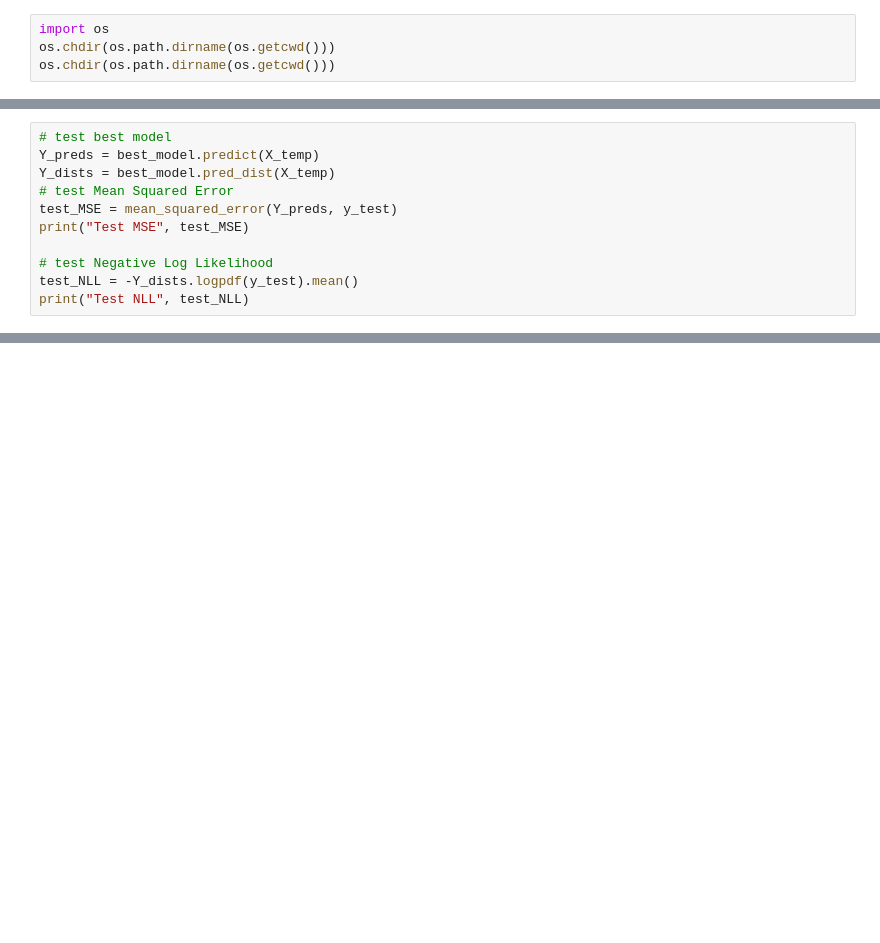
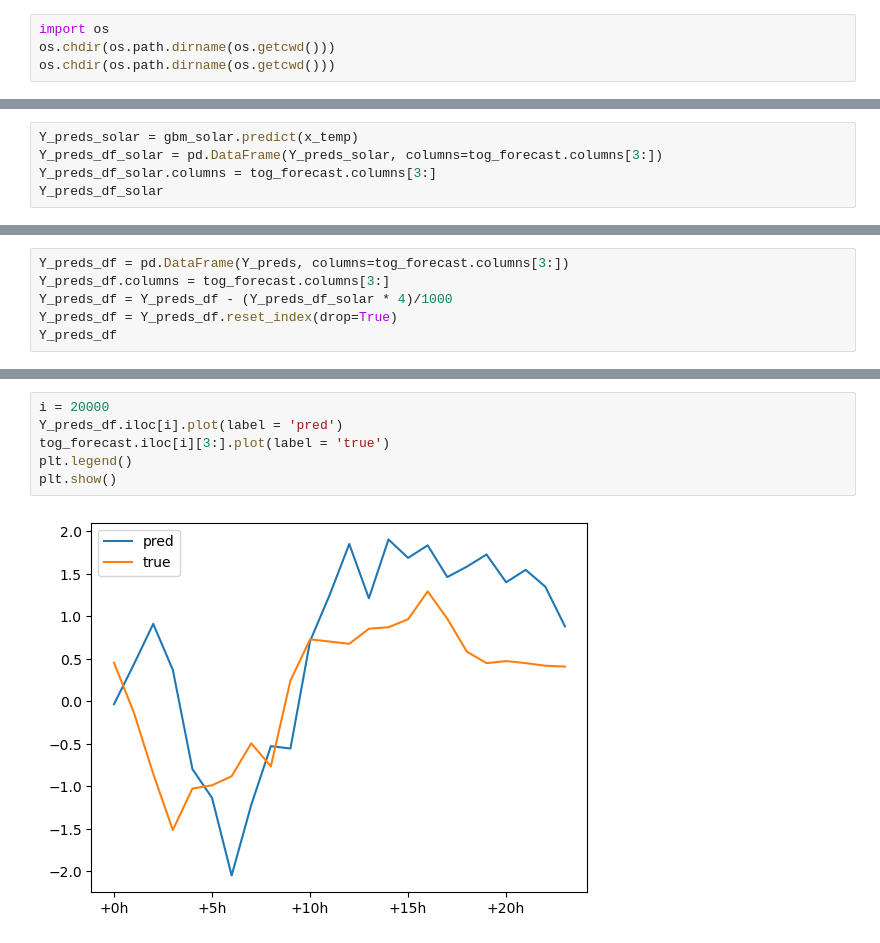
Before and after one commit to ujohn33/Predict-Optimize-Revise, a Jupyter notebook: notebooks/models/ngboost_direct24.ipynb, the cells around one changed output, grey strips where cells are left out. Cells and saved outputs as stored; diff of their text form; blank space fills up the shorter version.

```diff
--- a/notebooks/models/ngboost_direct24.ipynb
+++ b/notebooks/models/ngboost_direct24.ipynb
@@ -183,0 +223,5 @@ array([[1.20046192, 0.98502161, 0.95122477, ..., 0.98857514, 1.11076496,
+# %%
+Y_preds_solar = gbm_solar.predict(x_temp)
+Y_preds_df_solar = pd.DataFrame(Y_preds_solar, columns=tog_forecast.columns[3:])
+Y_preds_df_solar.columns = tog_forecast.columns[3:]
+Y_preds_df_solar
@@ -327,11 +263,0 @@ best_model.get_params()
-# %%
-# test best model
-Y_preds = best_model.predict(X_temp)
-Y_dists = best_model.pred_dist(X_temp)
-# test Mean Squared Error
-test_MSE = mean_squared_error(Y_preds, y_test)
-print("Test MSE", test_MSE)
-
-# test Negative Log Likelihood
-test_NLL = -Y_dists.logpdf(y_test).mean()
-print("Test NLL", test_NLL)
@@ -343,0 +264,6 @@ joblib.dump(best_model, 'models/ngboost/ngboost_next_step.pkl')
+# %%
+Y_preds_df = pd.DataFrame(Y_preds, columns=tog_forecast.columns[3:])
+Y_preds_df.columns = tog_forecast.columns[3:]
+Y_preds_df = Y_preds_df - (Y_preds_df_solar * 4)/1000
+Y_preds_df = Y_preds_df.reset_index(drop=True)
+Y_preds_df
@@ -343,0 +284,8 @@ joblib.dump(best_model, 'models/ngboost/ngboost_next_step.pkl')
+# %%
+i = 20000
+Y_preds_df.iloc[i].plot(label = 'pred')
+tog_forecast.iloc[i][3:].plot(label = 'true')
+plt.legend()
+plt.show()
+# %% [output]
+[figure, added]
```
Also changed, not shown: parts of 28 cells of this notebook, 24 other files.
